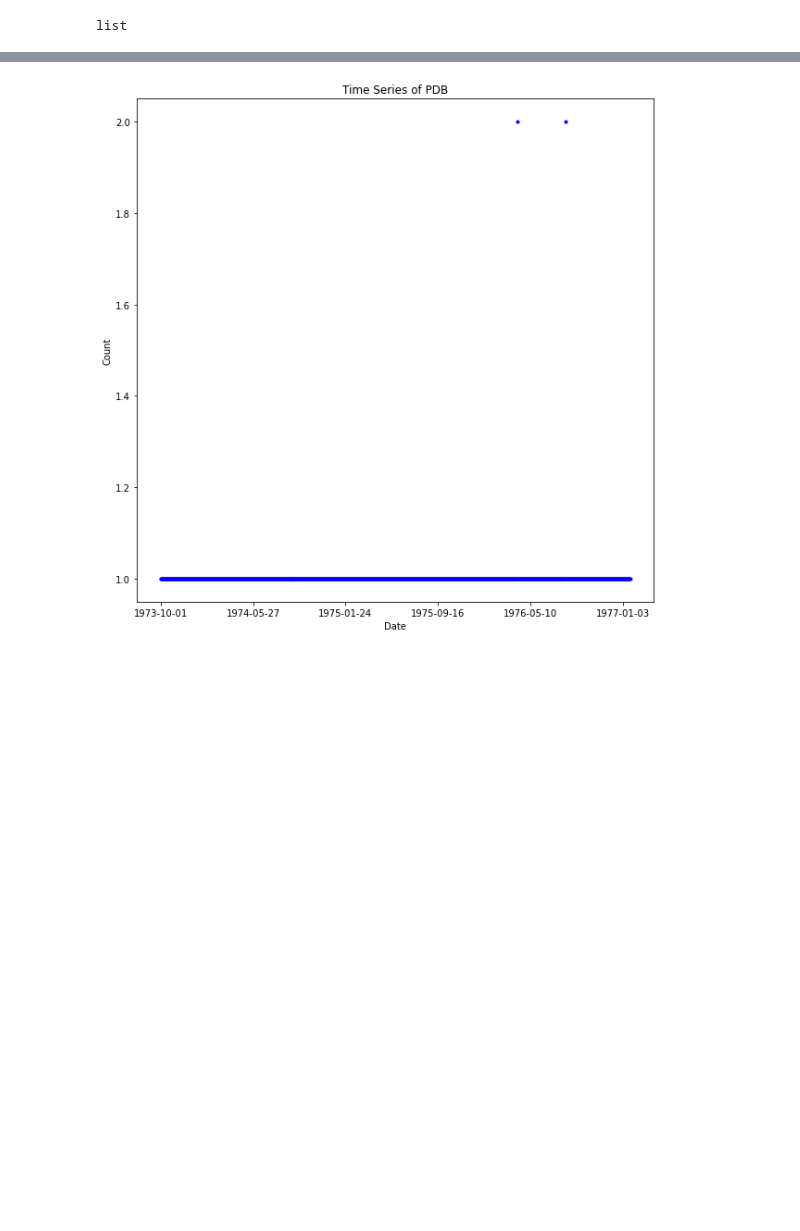
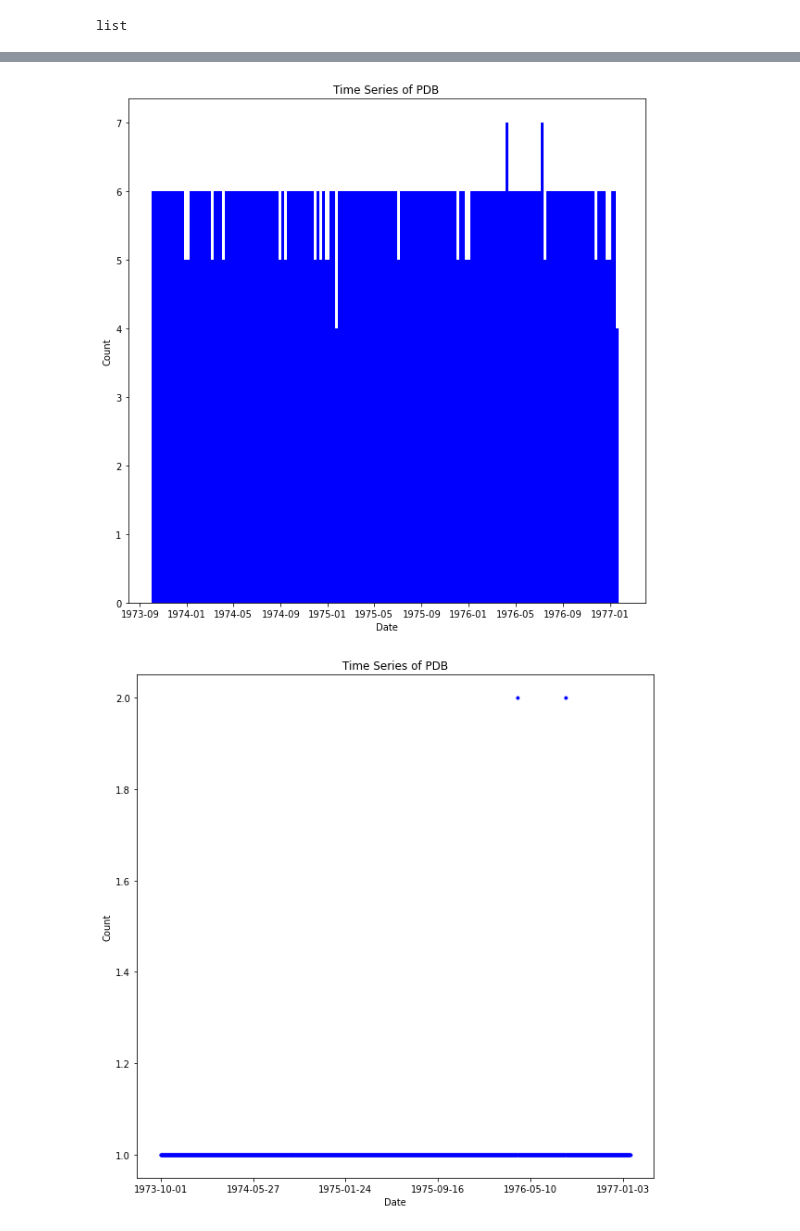
Before and after one commit to jieyanzhu/hacking-the-archive, a Jupyter notebook: Final.ipynb, the cells around one changed output, grey strips where cells are left out. Cells and saved outputs as stored; diff of their text form; code cells hidden in the pictures; blank space fills up the shorter version.

```diff
--- a/Final.ipynb
+++ b/Final.ipynb
@@ -111,0 +116,3 @@ datesPdb.sort()
+# %%
+datesPdbDt = [datetime.datetime.strptime(date, '%Y-%m-%d') for date in datesPdb]
+datesPdbDt[:10]
@@ -112,2 +130,18 @@ datesPdb.sort()
+# %%
+end = datetime.date(1977,2,1)
+start = datetime.date(1973,10,1)
+one_week = datetime.timedelta(days = 7)
+week = []
+for i in range(int(((end-start).days)/7)+1):
+    week.append(start+(i)*one_week)
+plt.figure(figsize=(10,10))
+plt.hist(datesPdbDt, bins=week, color='b')
+plt.title('Time Series of PDB')
+plt.xlabel('Date')
+plt.ylabel('Count')
+plt.savefig('pdbTS',dpi=600)
+plt.show()
+# %% [output]
+[figure, added]
 # %%
 dateCountsPdb = Counter(datesPdb)
```
Also changed, not shown: parts of 11 cells of this notebook.
